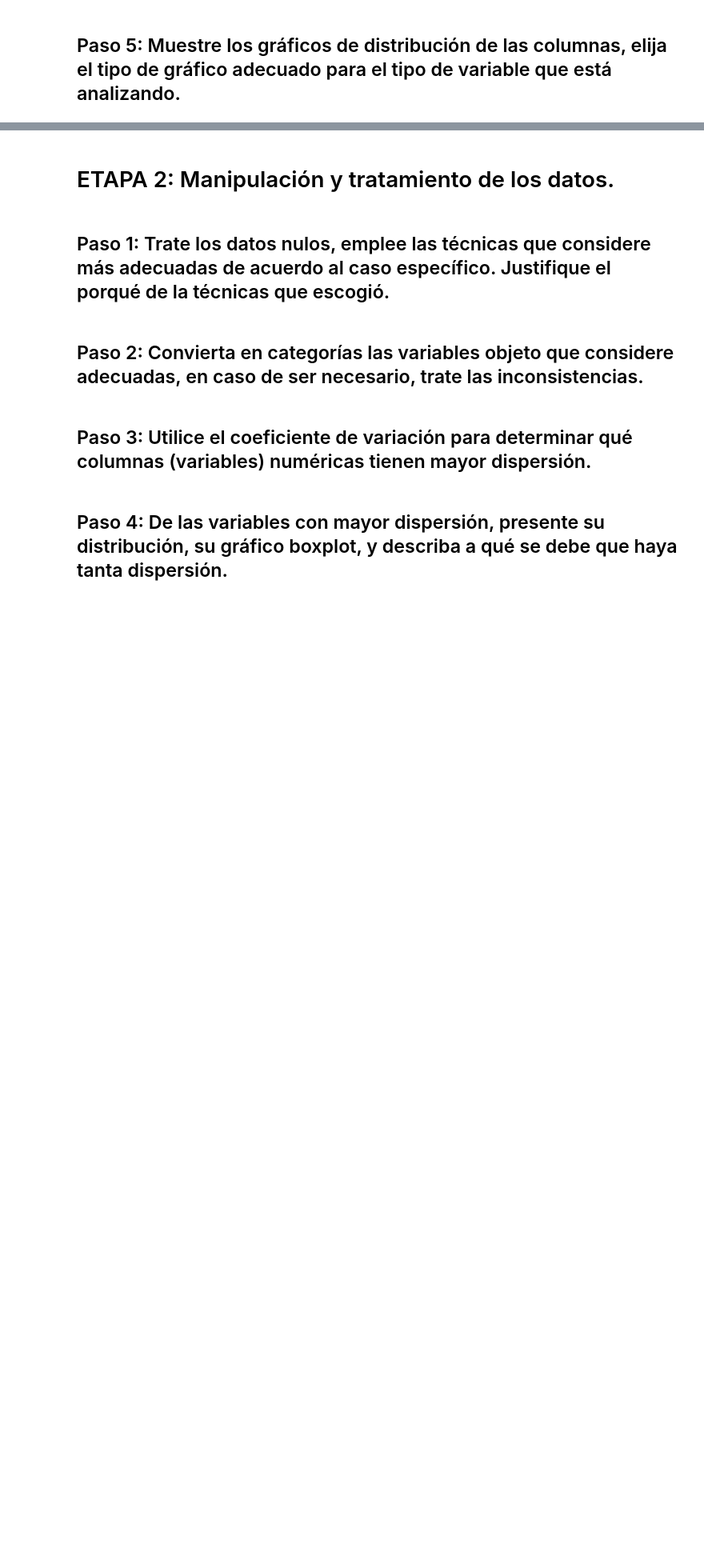
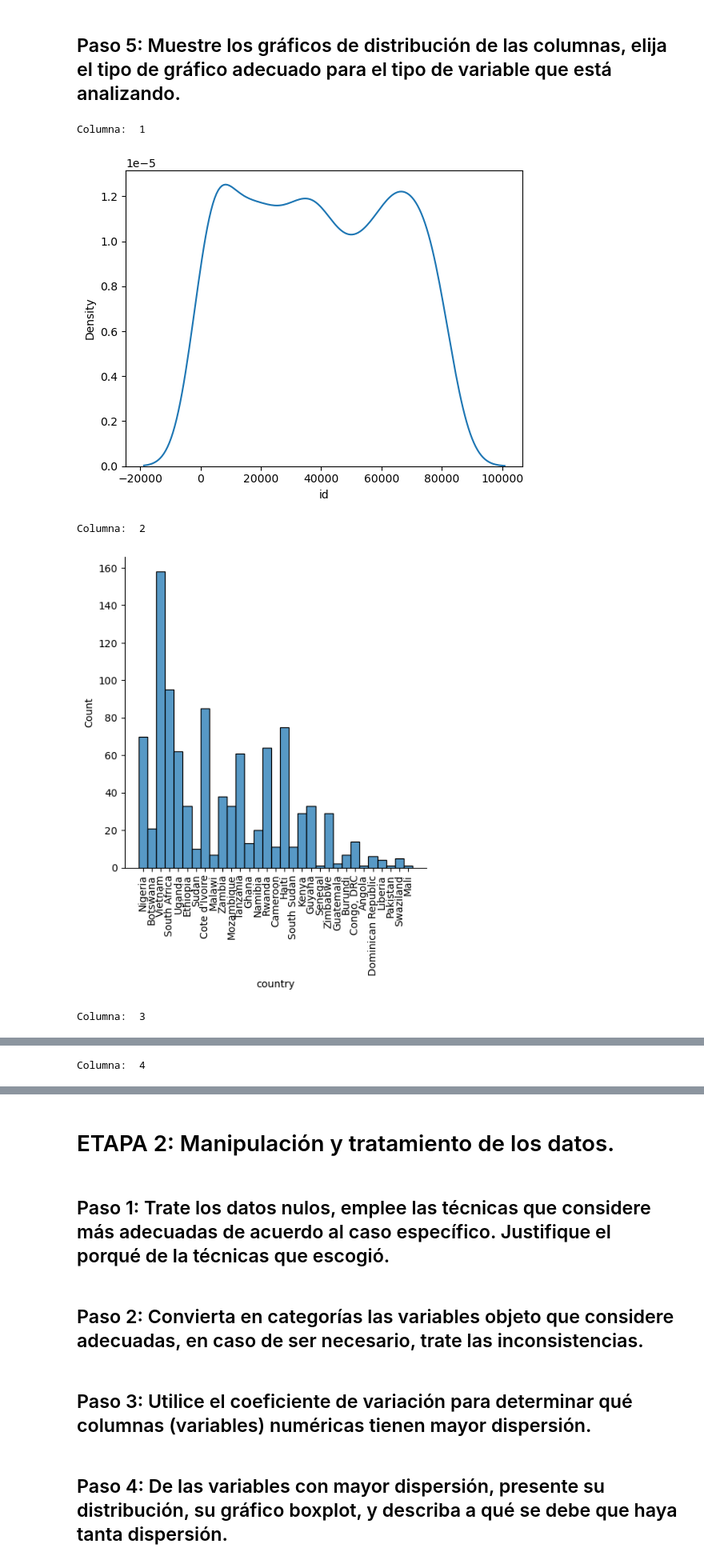
Before and after one commit to LAXELmve/EDA_LINEAR-REGRESSION_HYPOTHESIS_Axel-Martin-Vega-Espinoza, a Jupyter notebook: Proyecto_2-Axel_Vega.ipynb, the cells around one changed output, grey strips where cells are left out. Shown at 80% size. Saved outputs shown, nothing was run; the diff lists cells and outputs as text; code cells hidden in the pictures; blank space fills up the shorter version.

```diff
--- a/Proyecto_2-Axel_Vega.ipynb
+++ b/Proyecto_2-Axel_Vega.ipynb
@@ -117,4 +276,20 @@ None
 # %% [markdown]
 ## Paso 5: Muestre los gráficos de distribución de las columnas, elija el tipo de gráfico adecuado para el tipo de variable que está analizando.
 # %%
-# Su código aquí.
+i = 0
+for column in df.columns:
+    i = i+1
+    print("Columna: ", i)
+    if (df[column].dtype == "object"):
+        sns.displot(data=df, x="{}".format(column), kind="hist")
+        plt.xticks(rotation=90)
+        plt.show()
+    else:
+        sns.kdeplot(data=df, x="{}".format(column))
+        plt.show()
+# %% [output]
+Columna:  1
+[figure, added]
+Columna:  2
+[figure, added]
+Columna:  3
@@ -120,0 +297 @@ None
+Columna:  4
```
Also changed, not shown: parts of 11 cells of this notebook.
